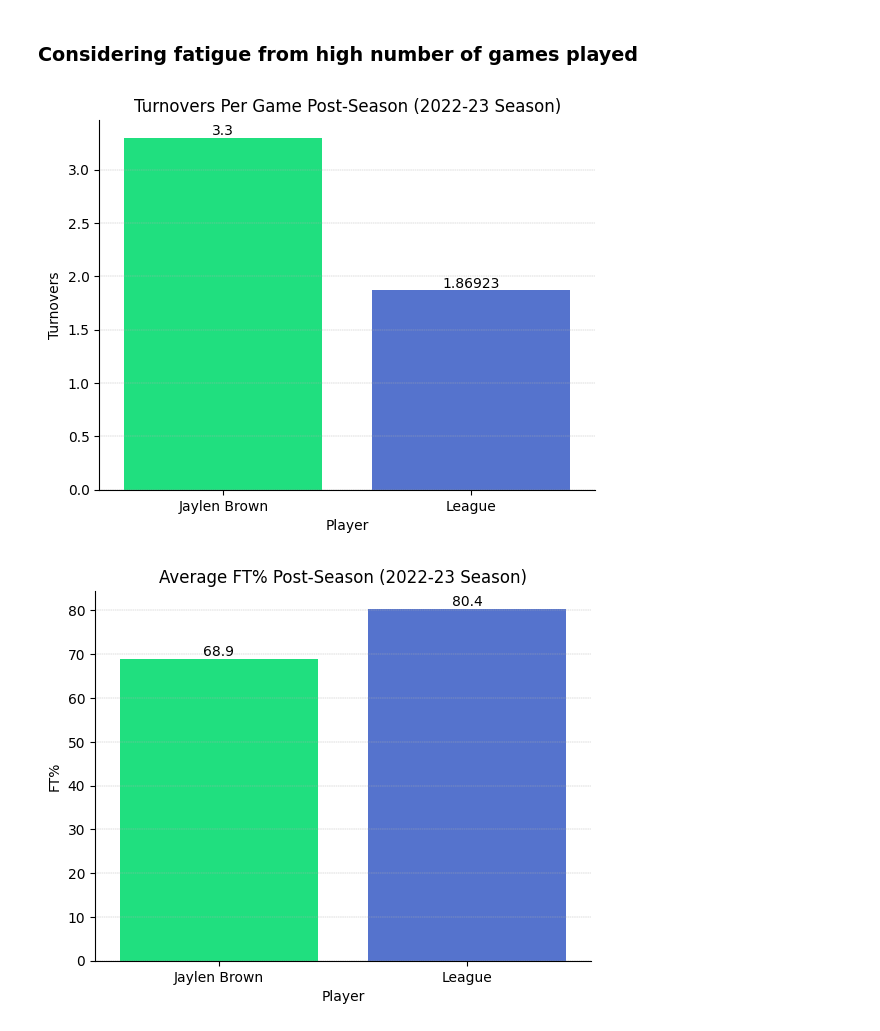
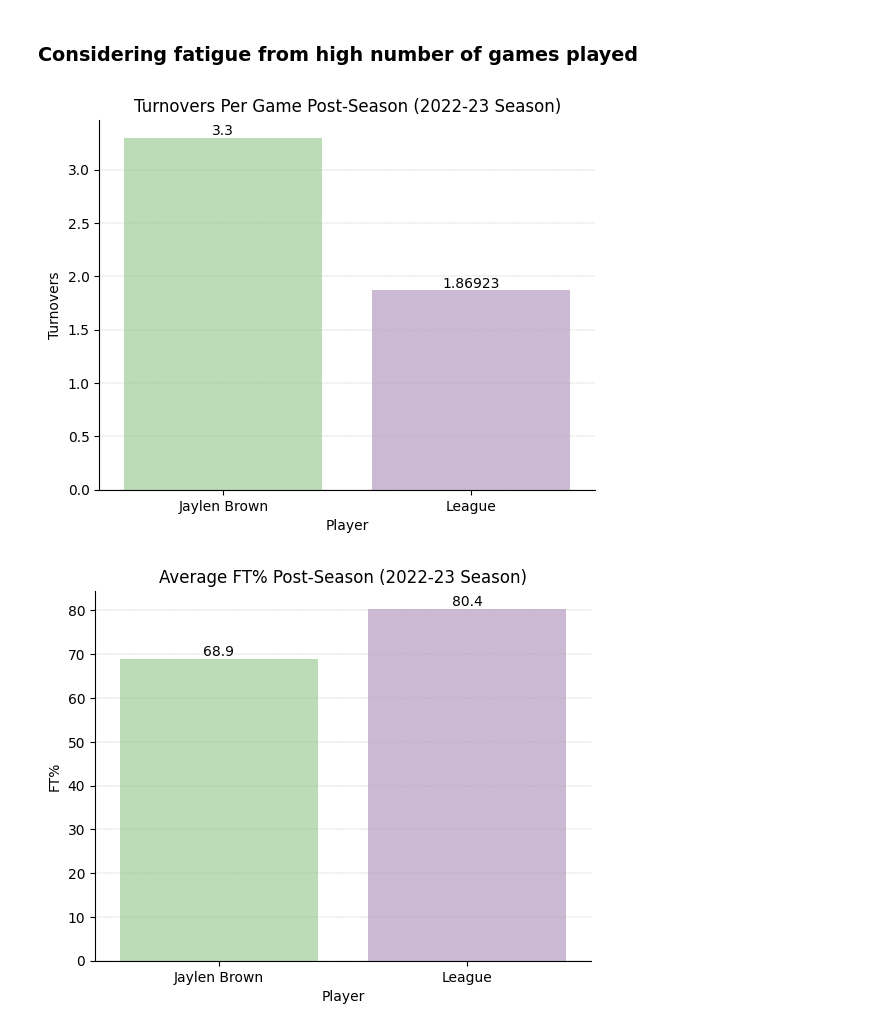
Before and after one commit to namhyk/jb-analysis, a Jupyter notebook: jaylen_brown.ipynb, the cells around one changed output. Cells and saved outputs as stored; diff of their text form; code cells hidden in the pictures.

Commit message:
Update jaylen_brown.ipynb
Change chart palettes and grouped bar chart hue order

```diff
--- a/jaylen_brown.ipynb
+++ b/jaylen_brown.ipynb
@@ -275,31 +267,29 @@ data =[['Jaylen Brown', jb_tov_postseason], ['League', league_tov_postseason]]
 
 final_df = pd.DataFrame(data, columns=['Player', 'Turnovers'])
 
-colours = ['springgreen', 'royalblue']
-
-ax = sns.barplot(x='Player', y='Turnovers', data=final_df, palette=colours)
+ax = sns.barplot(x='Player', y='Turnovers', data=final_df, palette='PRGn_r')
 sns.despine()
 plt.grid(axis='y', linewidth = 0.3, linestyle='--')
 plt.title('Turnovers Per Game Post-Season (2022-23 Season)')
 ax.bar_label(ax.containers[0])
 plt.show()
 # %% [output]
-[figure, old version]
+[figure, new version]
 # %%
 jb_ft_postseason = df_jb_postseason.loc[df_jb_postseason['Season'] == '2022-23', 'FT%'].item()
 league_ft_postseason = df_adjusted_postseason_gp['FT%'].mean()
 
 data =[['Jaylen Brown', jb_ft_postseason], ['League', league_ft_postseason]]
 
 final_df = pd.DataFrame(data, columns=['Player', 'FT%'])
 
 colours = ['springgreen', 'royalblue']
 
-ax = sns.barplot(x='Player', y=final_df['FT%']*100, data=final_df, palette=colours)
+ax = sns.barplot(x='Player', y=final_df['FT%']*100, data=final_df, palette='PRGn_r')
 sns.despine()
 plt.grid(axis='y', linewidth = 0.3, linestyle='--')
 plt.title('Average FT% Post-Season (2022-23 Season)')
 ax.bar_label(ax.containers[0])
 plt.show()
 # %% [output]
-[figure, old version]
+[figure, new version]
```
Also changed, not shown: parts of 8 cells of this notebook.
